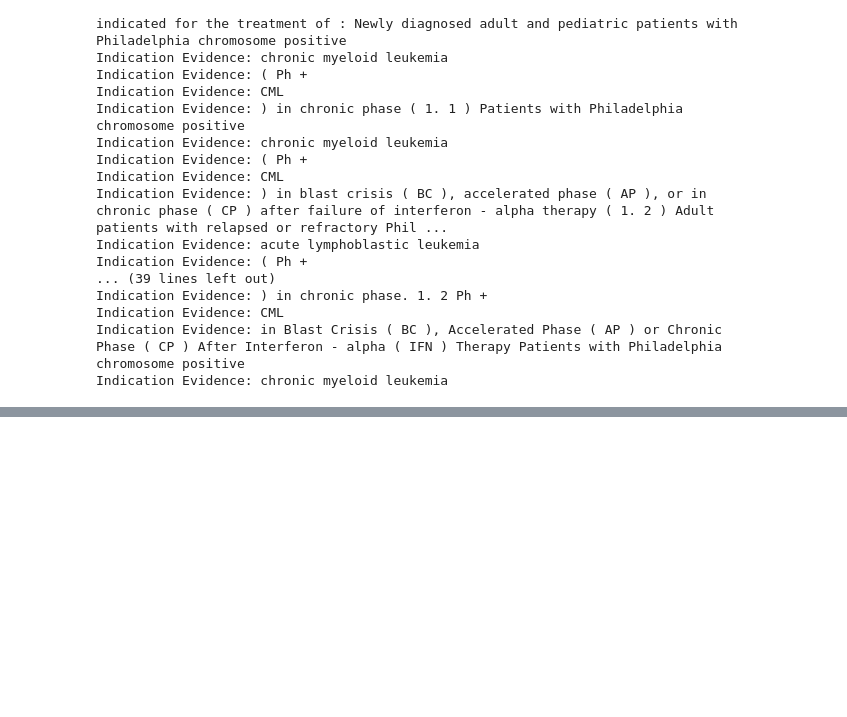
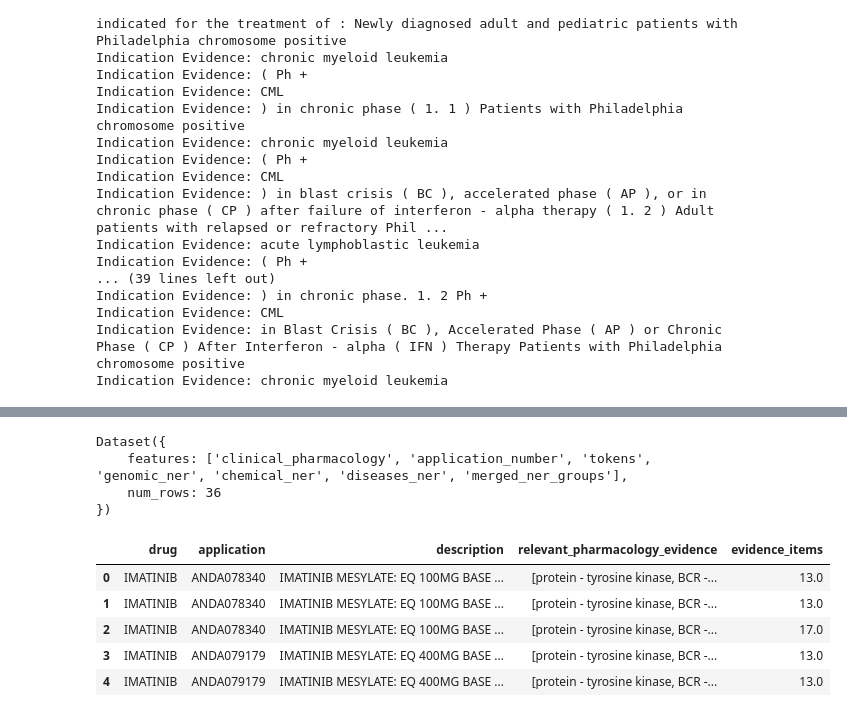
Before and after one commit to GenomicMedLab/fda-nlp, a Jupyter notebook: DGIdb/indication_evidence_items.ipynb, the cells around one changed output, grey strips where cells are left out. Saved outputs shown, nothing was run; the diff lists cells and outputs as text; code cells hidden in the pictures; blank space fills up the shorter version.

```diff
--- a/DGIdb/indication_evidence_items.ipynb
+++ b/DGIdb/indication_evidence_items.ipynb
@@ -421,0 +425,30 @@ Indication Evidence: chronic myeloid leukemia
+# %%
+clinical_pharmacology
+# %% [output]
+Dataset({
+    features: ['clinical_pharmacology', 'application_number', 'tokens', 'genomic_ner', 'chemical_ner', 'diseases_ner', 'merged_ner_groups'],
+    num_rows: 36
+})
+# %%
+clinical_pharmacology
+
+ner_results = pd.DataFrame().assign(application_number=list(clinical_pharmacology['application_number']), genomics_ner=clinical_pharmacology['genomic_ner'])
+ner_results[0:5]
+
+ner_results['genomics_clean'] = ner_results['genomics_ner'].apply(cleanup_ner)
+ner_results['evidence_items'] = ner_results['genomics_clean'].apply(sum_indications)
+ner_results[0:5]
+
+t_fda_evidence = pd.merge(drug_apps, ner_results, left_on='application',right_on='application_number', how='left')
+
+t_fda_evidence = t_fda_evidence.drop(columns=['application_number','genomics_ner']).reset_index(drop=True)
+t_fda_evidence = t_fda_evidence.rename(columns={'genomics_clean':'relevant_pharmacology_evidence'})
+
+t_fda_evidence[0:5]
+# %% [output]
+|  | drug | application | description | relevant_pharmacology_evidence | evidence_items |
+| 0 | IMATINIB | ANDA078340 | IMATINIB MESYLATE: EQ 100MG BASE ... | [protein - tyrosine kinase, BCR -... | 13.0 |
+| 1 | IMATINIB | ANDA078340 | IMATINIB MESYLATE: EQ 100MG BASE ... | [protein - tyrosine kinase, BCR -... | 13.0 |
+| 2 | IMATINIB | ANDA078340 | IMATINIB MESYLATE: EQ 100MG BASE ... | [protein - tyrosine kinase, BCR -... | 17.0 |
+| 3 | IMATINIB | ANDA079179 | IMATINIB MESYLATE: EQ 400MG BASE ... | [protein - tyrosine kinase, BCR -... | 13.0 |
+| 4 | IMATINIB | ANDA079179 | IMATINIB MESYLATE: EQ 400MG BASE ... | [protein - tyrosine kinase, BCR -... | 13.0 |
```
Also changed, not shown: parts of 5 cells of this notebook.
